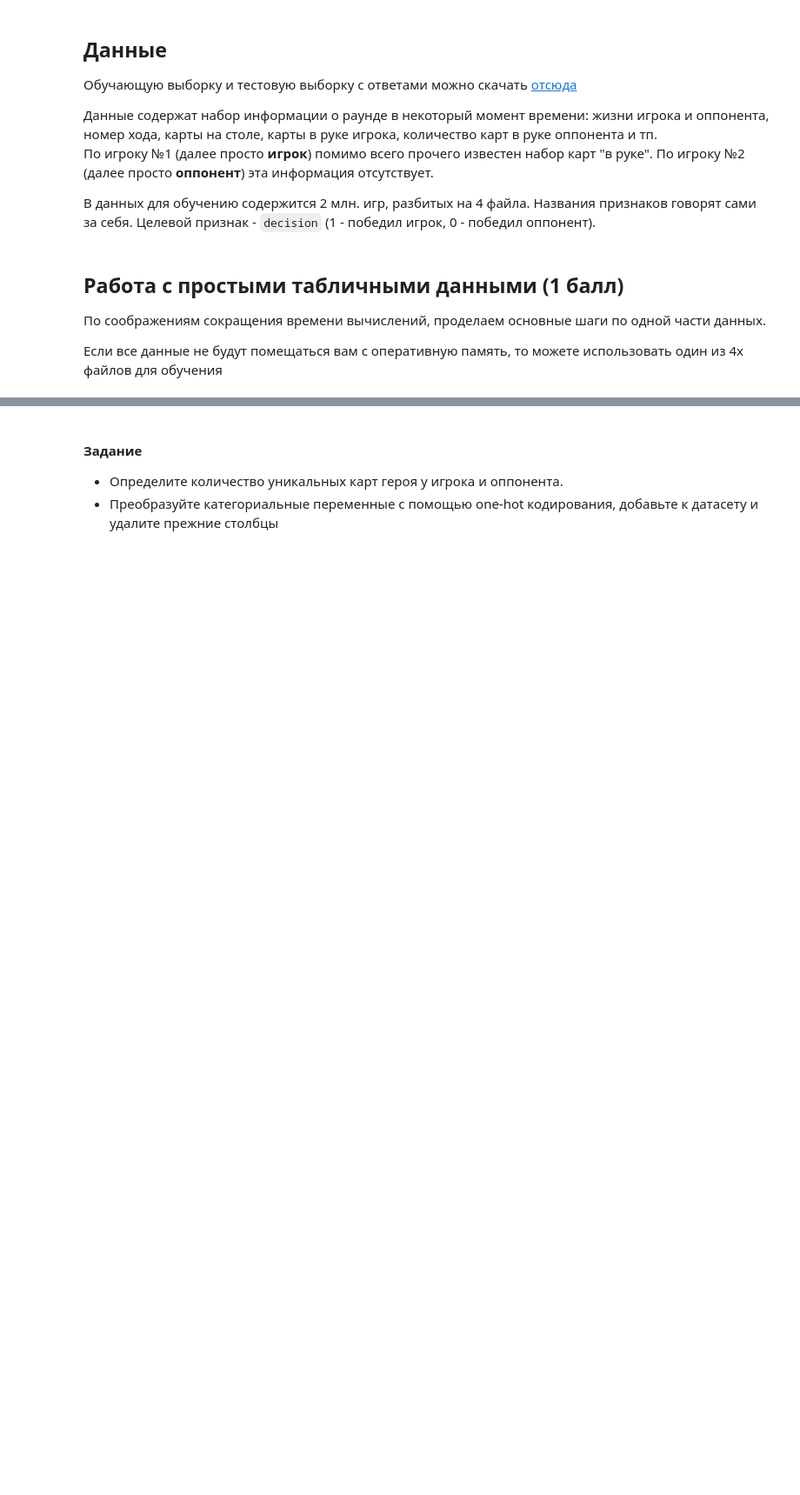
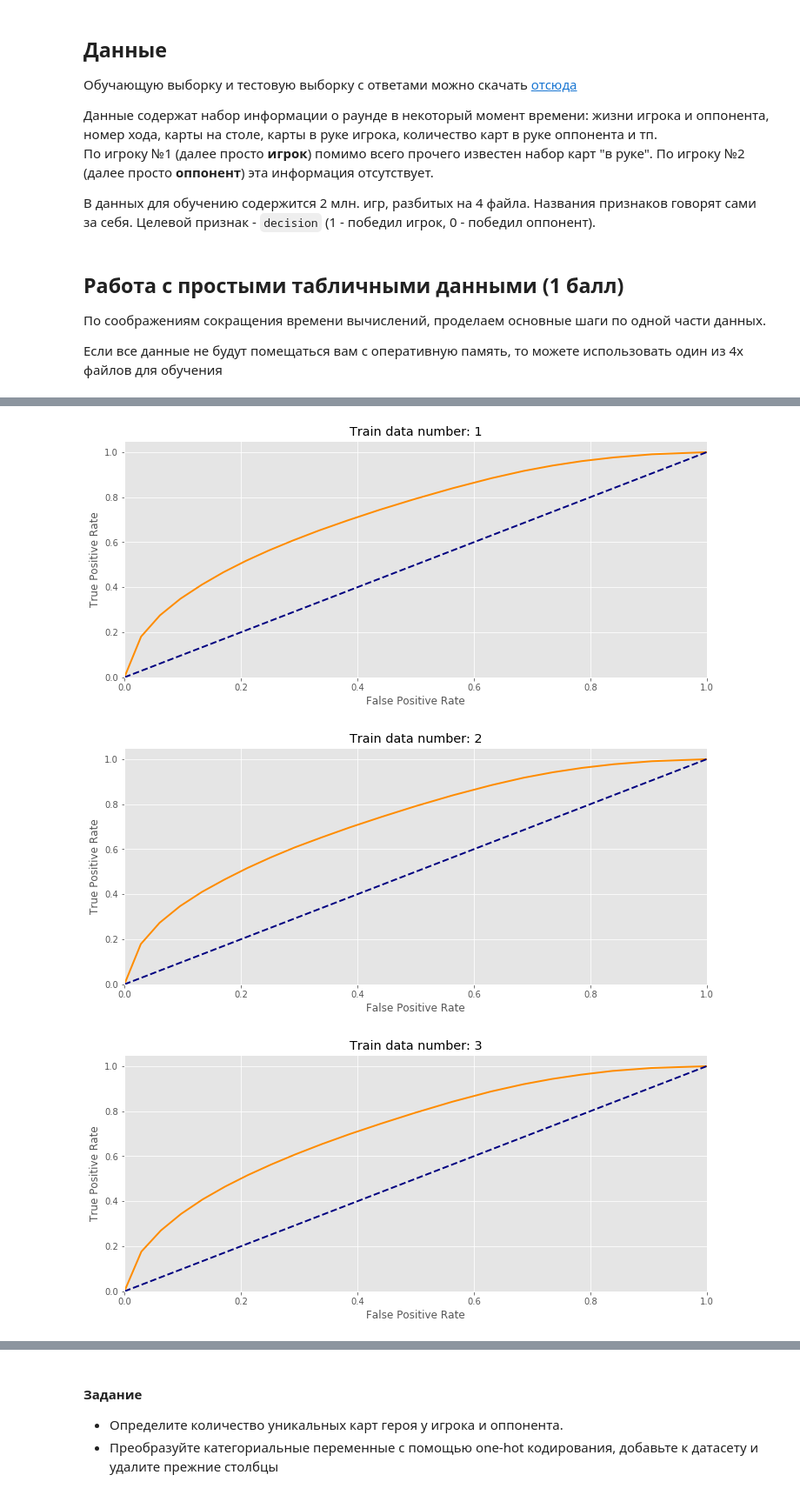
Before and after one commit to gmoryes/homework, a Jupyter notebook: hw-4-linear/Gorbushin_hw_4.ipynb, the cells around one changed output, grey strips where cells are left out. Shown at 87% size. Cells and saved outputs as stored; diff of their text form; code cells hidden in the pictures; blank space fills up the shorter version.

```diff
--- a/hw-4-linear/Gorbushin_hw_4.ipynb
+++ b/hw-4-linear/Gorbushin_hw_4.ipynb
@@ -392,0 +398,15 @@ df_data.shape
+# %%
+# вернуть Х и у для сета
+def getX(filename):
+    df_data = pd.read_csv(filename, sep=',')
+    y = df_data['decision']
+    X = df_data.drop(['gamestate_id', 'decision'], 1)
+    X[X.columns] = (X[X.columns] - X[X.columns].mean()) / X[X.columns].std()
+    return X.values, y.values
+# %%
+# обучаемся
+from sklearn.metrics import mean_squared_error
+
+bad = 0
+cls = MySGDClassifier(C=100, alpha=3, max_epoch=40, batch_size=5000, show_process=True)
+cls.fit(X, y)
@@ -392,0 +456,43 @@ df_data.shape
+# %%
+# строим roc кривые для 4 сетов других
+for d in range(1, 5):
+    X, y = getX("./train1/trainingData_tabular_chunk%d.csv" % d)
+
+
+    thresholds = np.arange(0, 1, 0.05)
+    tpr = []
+    fpr = []
+    for threshold in thresholds:
+        my_y = cls.predict_by_probe(X, threshold)
+
+        tn, tp, fp, fn = float(0), float(0), float(0), float(0)
+        for i in range(len(y)):
+            if (y[i] == 1 and my_y[i] == 1):
+                tp += 1
+            if (y[i] == 1 and my_y[i] == 0):
+                fn += 1
+            if (y[i] == 0 and my_y[i] == 1):
+                fp += 1
+            if (y[i] == 0 and my_y[i] == 0):
+                tn += 1
+
+        tpr.append(tp / (tp + fn))
+        fpr.append(fp / (fp + tn))
+    tpr.append(0)
+    fpr.append(0)
+
+    plt.figure()
+    lw = 2
+    plt.plot(fpr, tpr, color='darkorange',
+             lw=lw)
+    plt.plot([0, 1], [0, 1], color='navy', lw=lw, linestyle='--')
+    plt.xlim([0.0, 1.0])
+    plt.ylim([0.0, 1.05])
+    plt.xlabel('False Positive Rate')
+    plt.ylabel('True Positive Rate')
+    plt.title("Train data number: %d" % d)
+    plt.show()
+# %% [output]
+[figure, added]
+[figure, added]
+[figure, added]
```
Also changed, not shown: parts of 10 cells of this notebook.
